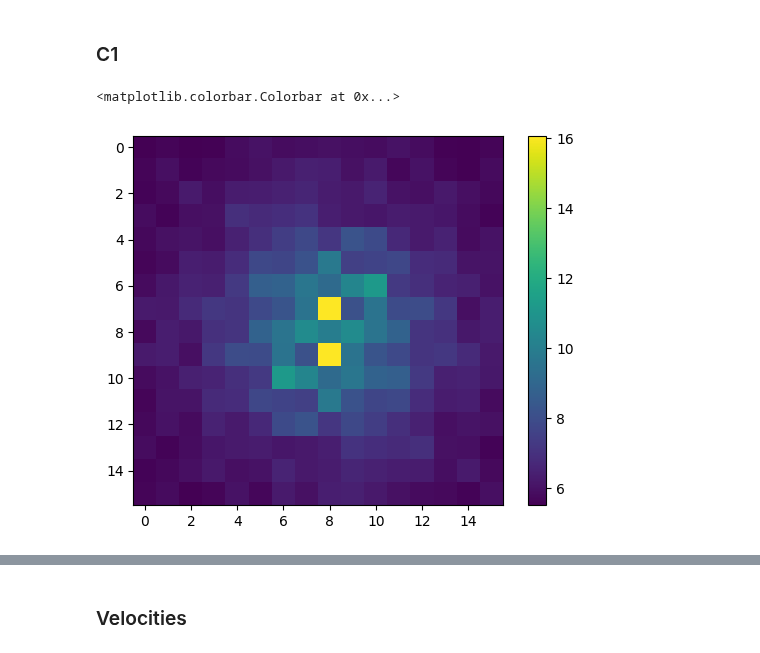
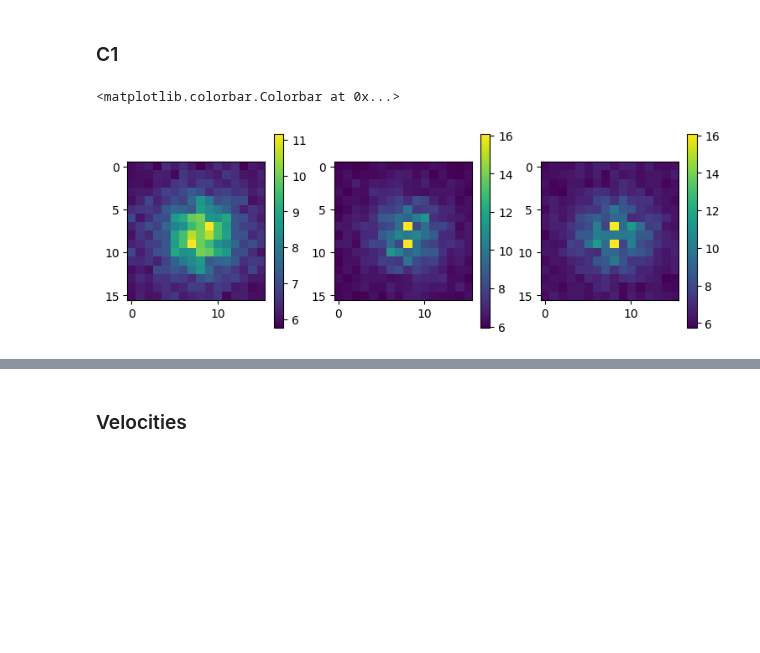
Before and after one commit to uschille/LBMeX, a Jupyter notebook: src_lbm/binary/analysis.ipynb, the cells around one changed output, grey strips where cells are left out. Drawn from its saved outputs; the diff is of its cells as text; code cells hidden in the pictures; blank space fills up the shorter version.

```diff
--- a/src_lbm/binary/analysis.ipynb
+++ b/src_lbm/binary/analysis.ipynb
@@ -154,7 +38,7 @@ def cs2k(kx, ky, kz, density, C0):
     thermal_cs2 = model_cs2(density, C0)
     k2 = lattice_fourier_laplacian(kx, ky, kz)
     if correlated:
-        out = thermal_cs2 + k2*kappa*rho0
+        out = thermal_cs2 + 2*k2*kappa*(density - C0)
     else:
         out = thermal_cs2
     return out
@@ -167,7 +51,7 @@ def mu_ck(kx, ky, kz, density, C0):
     ref_state = mu_c(density, C0)
     k2 = lattice_fourier_laplacian(kx, ky, kz)
     if correlated:
-        out = ref_state + 4*kappa*k2
+        out = ref_state + 4*kappa*k2*C0
     else:
         out = ref_state
     return out
@@ -393,17 +277,28 @@ fig.tight_layout()
 # %%
 freqs = fft.fftshift(fft.fftfreq(L))
 kx, ky, kz = np.meshgrid(*tuple([2*np.pi*freqs for L in [L, L, L]]), indexing='ij')
 experiment_muck = mu_ck(kx, ky, kz, 1.0, 0.5)
 data = [np.array(ad[('boxlib', 'struct_fact_phi_phi')]).reshape(L, L, L)]
 
 test = data[0].copy()
 test[slc] *= kbt/(L**3*mu_c(rho_data, C1_data)*T)
 
-plt.imshow(test[:, L//2, :])
-plt.colorbar()
+fig, axs = plt.subplots(1, 3, figsize = (9, 3))
+
+ax = axs[0]
+im = ax.imshow(test[L//2, :, :])
+plt.colorbar(im, ax = ax)
+
+ax = axs[1]
+im = ax.imshow(test[:, L//2, :])
+plt.colorbar(im, ax = ax)
+
+ax = axs[2]
+im = ax.imshow(test[:, :, L//2])
+plt.colorbar(im, ax = ax)
 # %% [output]
 <matplotlib.colorbar.Colorbar at 0x...>
-[figure, old version]
+[figure, new version]
 # %%
 data = [np.array(ad[('boxlib', 'struct_fact_phi_phi')]).reshape(L, L, L)]
 
```
Also changed, not shown: parts of 19 cells of this notebook, 5 other files.
